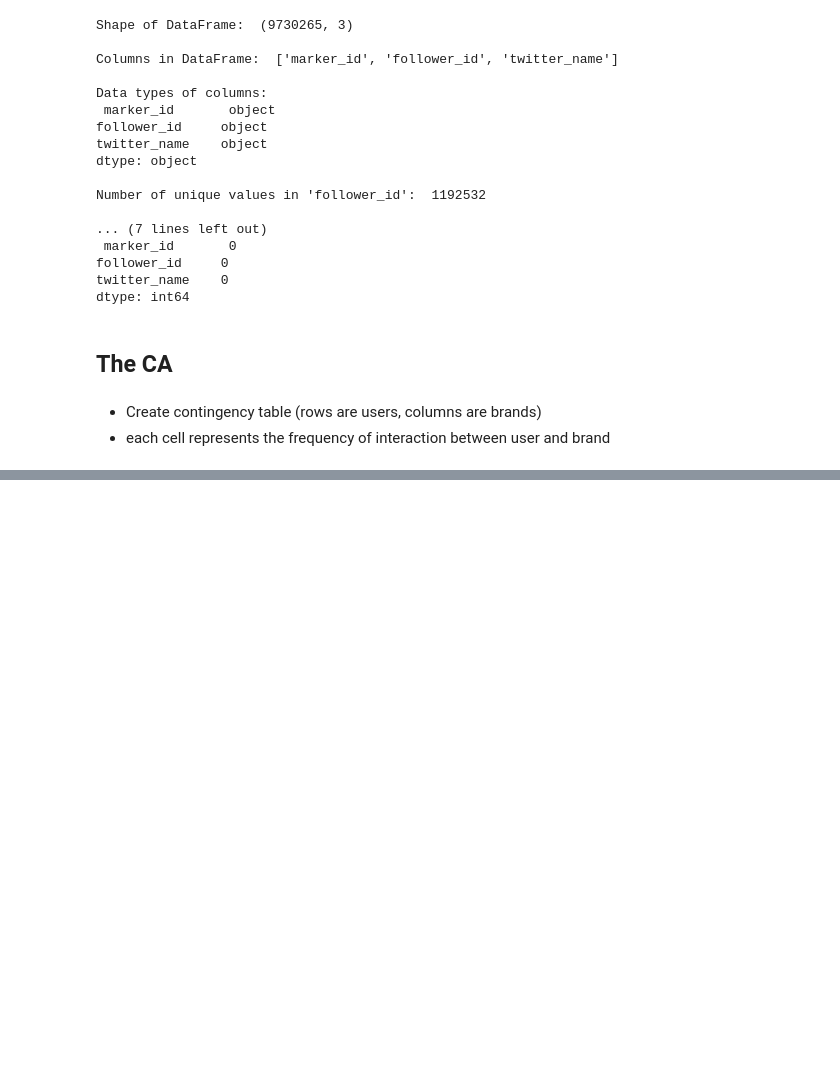
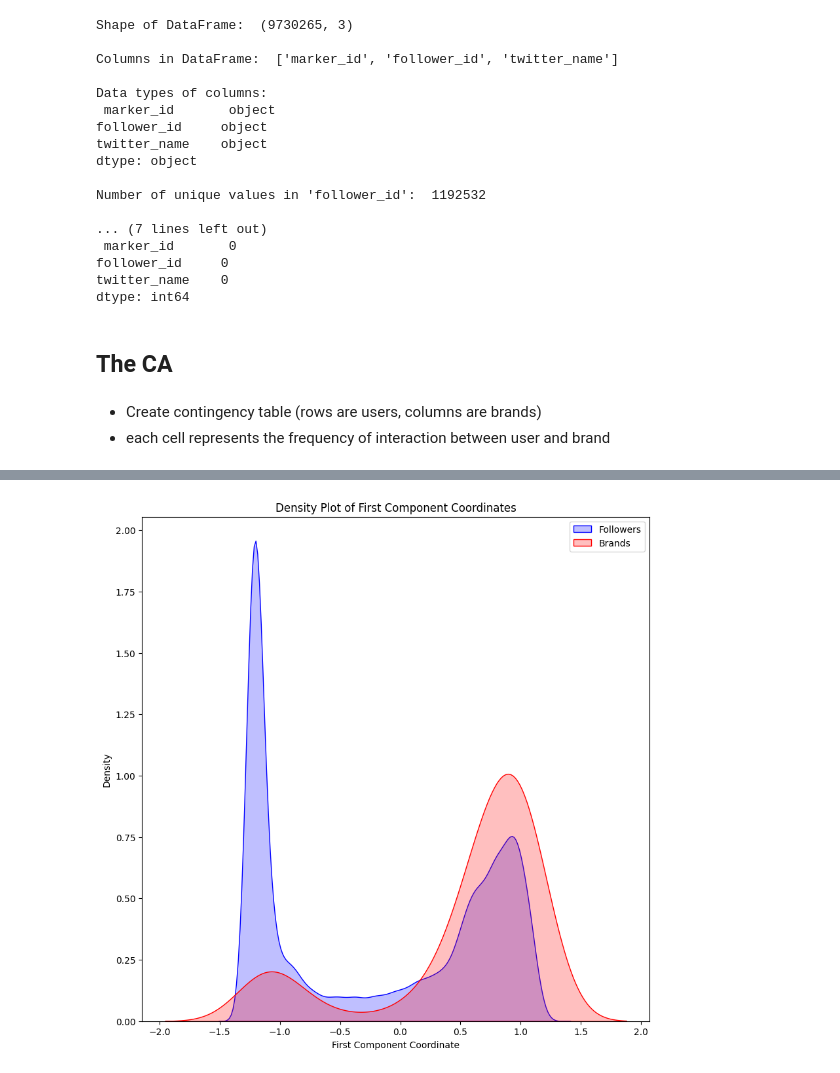
Before and after one commit to livtol99/Liv-Stage---FOCOS-Hand-Over, a Jupyter notebook: Code/Connectedness.ipynb, the cells around one changed output, grey strips where cells are left out. Saved outputs shown, nothing was run; the diff lists cells and outputs as text; code cells hidden in the pictures; blank space fills up the shorter version.

```diff
--- a/Code/Connectedness.ipynb
+++ b/Code/Connectedness.ipynb
@@ -324,0 +306,23 @@ print(duplicates)
+# %%
+#creating the contingency table
+contingency_table = pd.crosstab(edgelist_CA['follower_id'], edgelist_CA['twitter_name'])
+# %%
+# Initialize a CA object
+ca = prince.CA(
+    n_components=3,  # Number of components to keep
+    n_iter=10,  # Number of iterations for the power method
+    copy=True,  # Whether to overwrite the data matrix
+    check_input=True,  # Whether to check the input for NaNs and Infs
+    engine='sklearn',  # Whether to perform computations in C or Python
+    random_state=42  # Random seed for reproducibility
+)
+
+# Fit the CA model on the contingency table
+ca = ca.fit(contingency_table)
+
+# Get the coordinates of the rows (followers) and columns (brands) on the first two components
+row_coordinates = ca.row_coordinates(contingency_table)
+column_coordinates = ca.column_coordinates(contingency_table)
+
+print("Row Coordinates:\n", row_coordinates)
+print("Column Coordinates:\n", column_coordinates)
@@ -324,0 +414,23 @@ print(duplicates)
+# %%
+import matplotlib.pyplot as plt
+import seaborn as sns
+
+# Get the coordinates for the first component for followers and brands
+first_component_followers = row_coordinates.iloc[:, 0]
+first_component_brands = column_coordinates.iloc[:, 0]
+
+plt.figure(figsize=(10, 10))
+
+# Create a density plot for followers
+sns.kdeplot(first_component_followers, fill=True, color='b', label='Followers')
+
+# Create a density plot for brands
+sns.kdeplot(first_component_brands, fill=True, color='r', label='Brands')
+
+plt.xlabel('First Component Coordinate')
+plt.title('Density Plot of First Component Coordinates')
+plt.legend()
+
+plt.show()
+# %% [output]
+[figure, added]
```
Also changed, not shown: parts of 9 cells of this notebook, 3 other files.
